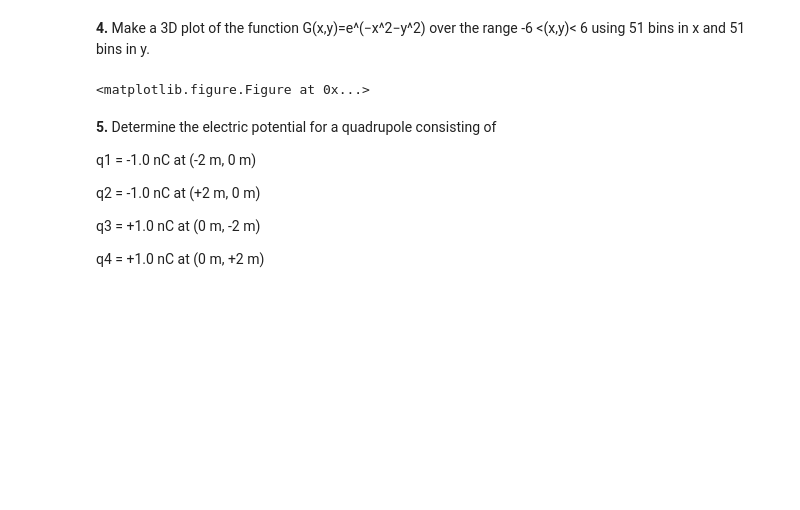
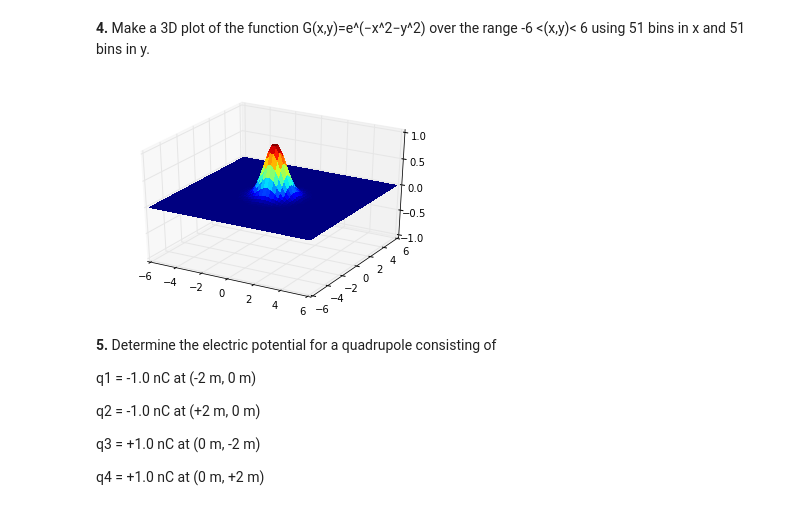
Before and after one commit to slewis06/PHYS202-S14, a Jupyter notebook: Graphics/GraphicsExercises.ipynb, the cells around one changed output. Saved outputs shown, nothing was run; the diff lists cells and outputs as text; code cells hidden in the pictures; blank space fills up the shorter version.

Commit message:
Working on 3d plots

```diff
--- a/Graphics/GraphicsExercises.ipynb
+++ b/Graphics/GraphicsExercises.ipynb
@@ -168,21 +168,22 @@ plt.annotate('White Dwarfs', xy=(10000,15), xytext=(10000,15));
 # %%
 from mpl_toolkits.mplot3d import Axes3D
 from mpl_toolkits.mplot3d.axes3d import Axes3D
 from matplotlib import cm
 
-ax= plt.figure()
+
+fig = plt.figure()
 ax = fig.add_subplot(1, 1, 1, projection='3d')
-X = np.arange(-6,6)
-Y = np.arange(-6, 6)
+X = np.arange(-6, 6, 0.255)
+Y = np.arange(-6, 6, 0.255)
 #Re-factor the x,y arrays to be a 2-D grid
 X, Y = np.meshgrid(X, Y)
-Z = (-(X**2) - (Y**2))
-G = np.exp(Z)
-surf = ax.plot_surface(X, Y, Z, rstride=1, cstride=1, cmap=cm.jet,
+R = (-X**2 - Y**2)
+G = np.exp(R)
+surf = ax.plot_surface(X, Y, G, rstride=1, cstride=1, cmap=cm.jet,
         linewidth=0, antialiased=False)
 ax.set_zlim3d(-1.01, 1.01);
 # %% [output]
-<matplotlib.figure.Figure at 0x...>
+[figure, added]
 # %% [markdown]
 **5.** Determine the electric potential for a quadrupole consisting of
 
```
Also changed, not shown: parts of 1 cell of this notebook.
